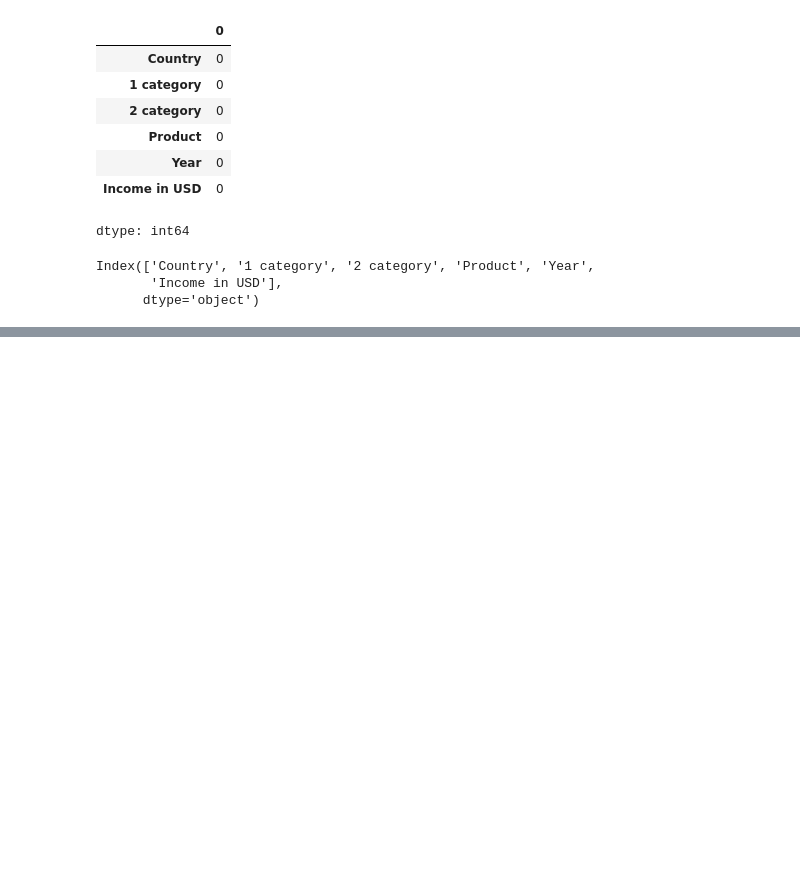
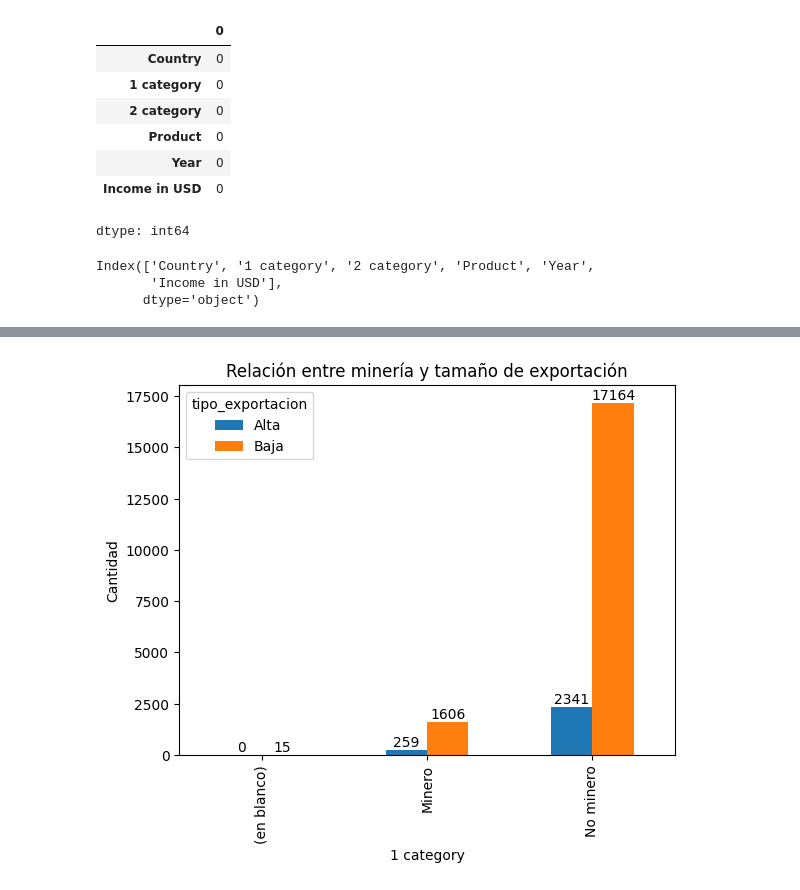
Before and after one commit to Cxris2145/MineriaDatos2026, a Jupyter notebook: ExportacionesChile2026.ipynb, the cells around one changed output, grey strips where cells are left out. Cells and saved outputs as stored; diff of their text form; code cells hidden in the pictures; blank space fills up the shorter version.

```diff
--- a/ExportacionesChile2026.ipynb
+++ b/ExportacionesChile2026.ipynb
@@ -155,0 +209,15 @@ Index(['Country', '1 category', '2 category', 'Product', 'Year',
+# %%
+# Este gráfico mezcla dos cosas: si es minería o no, y si es una exportación grande o chica.
+# Sirve para ver claramente si la minería está asociada a exportaciones más grandes.
+
+ax = pd.crosstab(df['1 category'], df['tipo_exportacion']).plot(kind='bar')
+
+import matplotlib.pyplot as plt
+plt.title("Relación entre minería y tamaño de exportación")
+plt.ylabel("Cantidad")
+
+agregar_valores(ax)
+
+plt.show()
+# %% [output]
+[figure, added]
```
Also changed, not shown: parts of 11 cells of this notebook.
